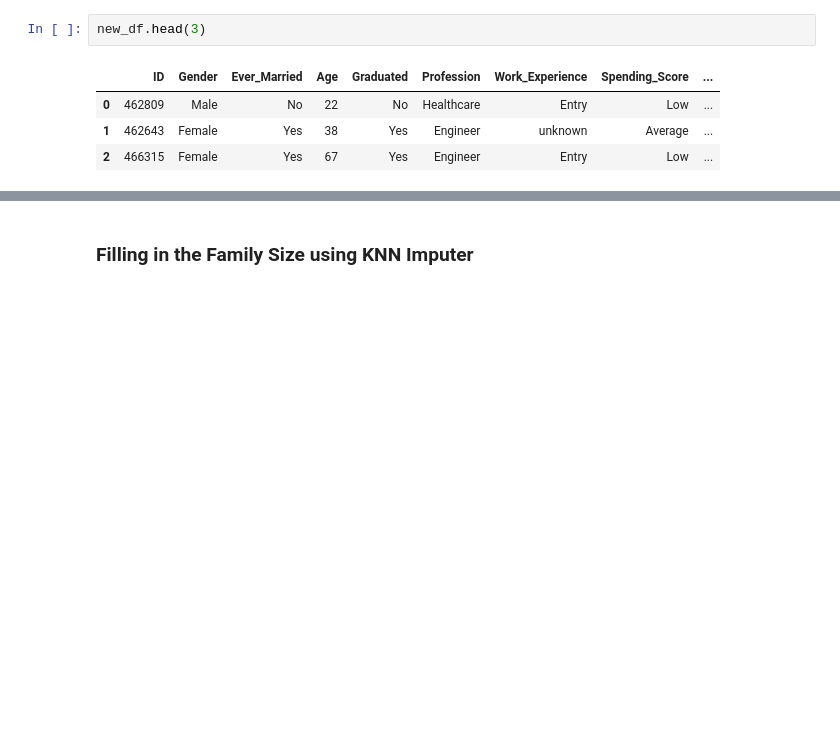
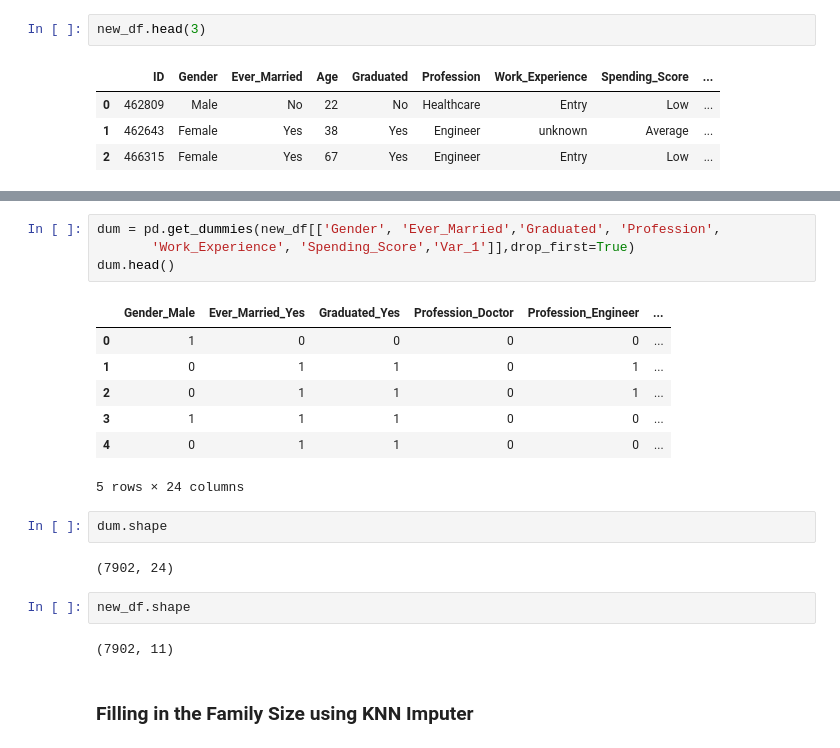
Before and after one commit to Yoyoyamato/customer-segmentation-classification, a Jupyter notebook: Data_cleaning.ipynb, the cells around one changed output, grey strips where cells are left out. Drawn from its saved outputs; the diff is of its cells as text; blank space fills up the shorter version.

```diff
--- a/Data_cleaning.ipynb
+++ b/Data_cleaning.ipynb
@@ -171,2 +180,22 @@ new_df.head(3)
+# %%
+dum = pd.get_dummies(new_df[['Gender', 'Ever_Married','Graduated', 'Profession',
+       'Work_Experience', 'Spending_Score','Var_1']],drop_first=True)
+dum.head()
+# %% [output]
+|  | Gender_Male | Ever_Married_Yes | Graduated_Yes | Profession_Doctor | Profession_Engineer | ... |
+| 0 | 1 | 0 | 0 | 0 | 0 | ... |
+| 1 | 0 | 1 | 1 | 0 | 1 | ... |
+| 2 | 0 | 1 | 1 | 0 | 1 | ... |
+| 3 | 1 | 1 | 1 | 0 | 0 | ... |
+| 4 | 0 | 1 | 1 | 0 | 0 | ... |
+5 rows × 24 columns
+# %%
+dum.shape
+# %% [output]
+(7902, 24)
+# %%
+new_df.shape
+# %% [output]
+(7902, 11)
 # %% [markdown]
 ### Filling in the Family Size using KNN Imputer
```
Also changed, not shown: parts of 3 cells of this notebook.
